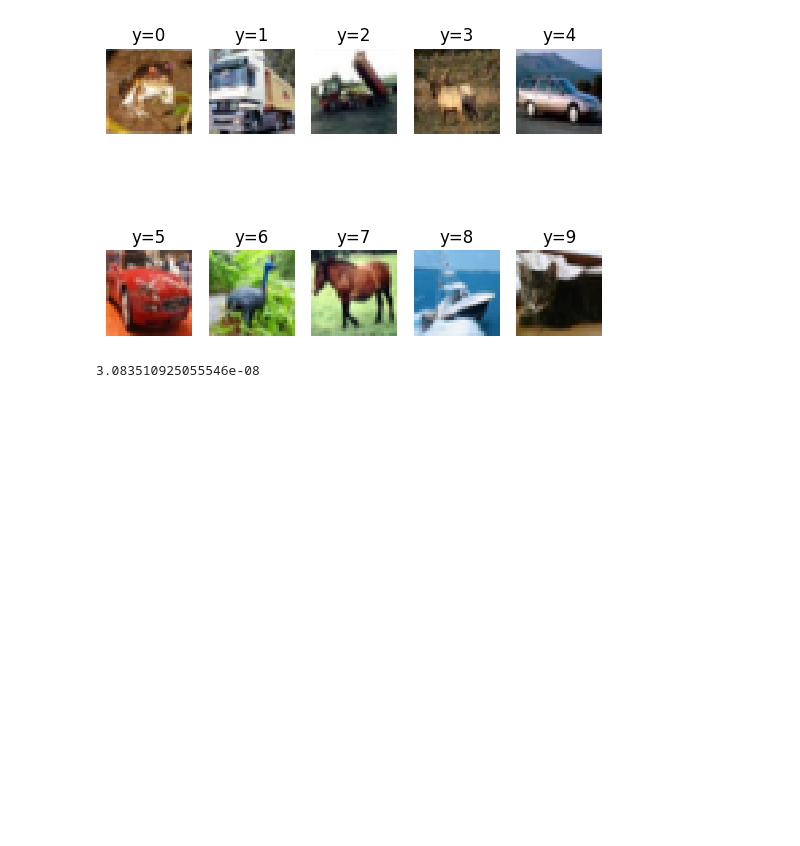
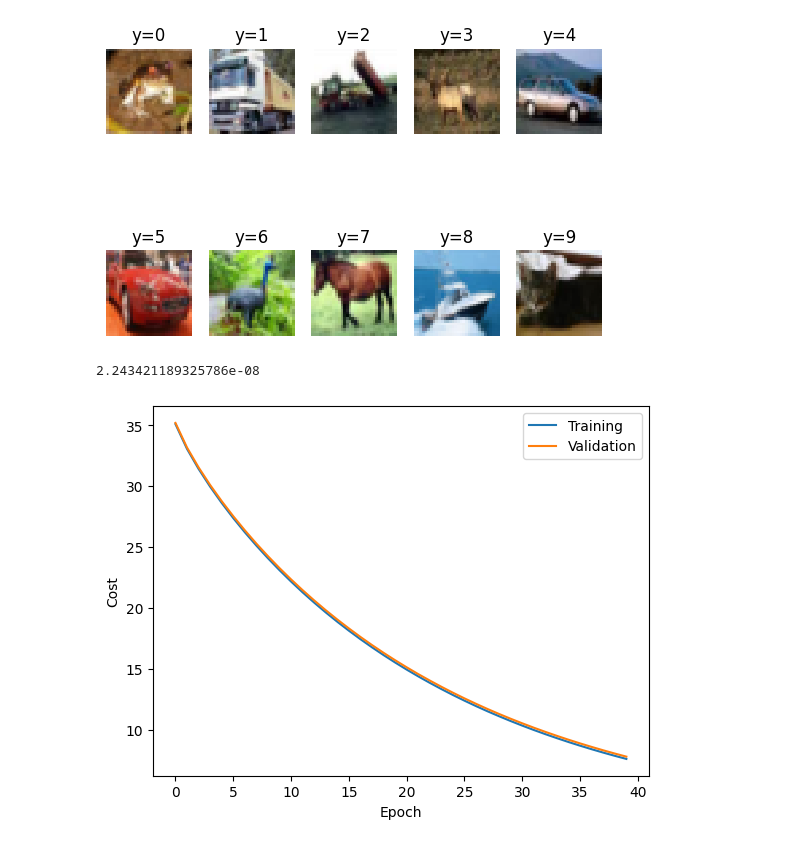
Before and after one commit to Lussebullen/dd2424, a Jupyter notebook: assignment1/notebook.ipynb, the cells around one changed output. Drawn from its saved outputs; the diff is of its cells as text; code cells hidden in the pictures; blank space fills up the shorter version.

Commit message:
mini batch GD done

```diff
--- a/assignment1/notebook.ipynb
+++ b/assignment1/notebook.ipynb
@@ -176,7 +176,7 @@ def computeGrads(X, Y, W, b, lmbd):
 
     gradW = 1 / X.shape[1] * G @ X.T + 2*lmbd*W
 
-    return [gradW, gradB]
+    return [gradW, gradB.reshape(K,1)]
 # %%
 def ComputeGradsNumSlow(X, Y, W, b, lmbd, h):
 	""" Converted from matlab code """
@@ -230,8 +230,8 @@ def relerr(ga, gn, eps=1e-6):
     numer = max(eps, norma + normn)
     return diff / numer
 # %%
-ga = computeGrads(train["data"][:,:20], train["hot"][:,:20], W, b, 0.3)[0]
-gn = ComputeGradsNumSlow(train["data"][:,:20], train["hot"][:,:20], W, b, 0.3, 1e-6)[0]
-relerr(ga, gn)
+gaw, gab = computeGrads(train["data"][:,:20], train["hot"][:,:20], W, b, 0.3)
+gnw, bnb = ComputeGradsNumSlow(train["data"][:,:20], train["hot"][:,:20], W, b, 0.3, 1e-6)
+relerr(gaw, gnw)
 # %% [output]
-3.083510925055546e-08
+2.243421189325786e-08
@@ -237,0 +281,12 @@ relerr(ga, gn)
+# %%
+Wn, bn, costs, accs = miniBatchGD(train, W, b, lmbd=0.1, n_batch=100, eta=0.001, n_epochs=40, val=val)
+# %%
+plt.figure()
+plt.plot(costs["train"], label="Training")
+plt.plot(costs["val"], label="Validation")
+plt.xlabel("Epoch")
+plt.ylabel("Cost")
+plt.legend()
+plt.show()
+# %% [output]
+[figure, added]
```
Also changed, not shown: parts of 2 cells of this notebook, 1 other file.
